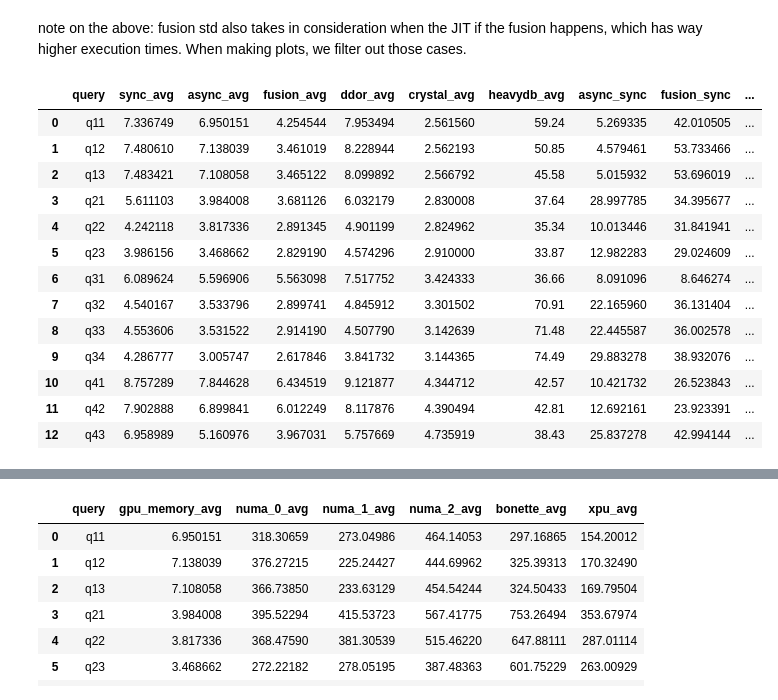
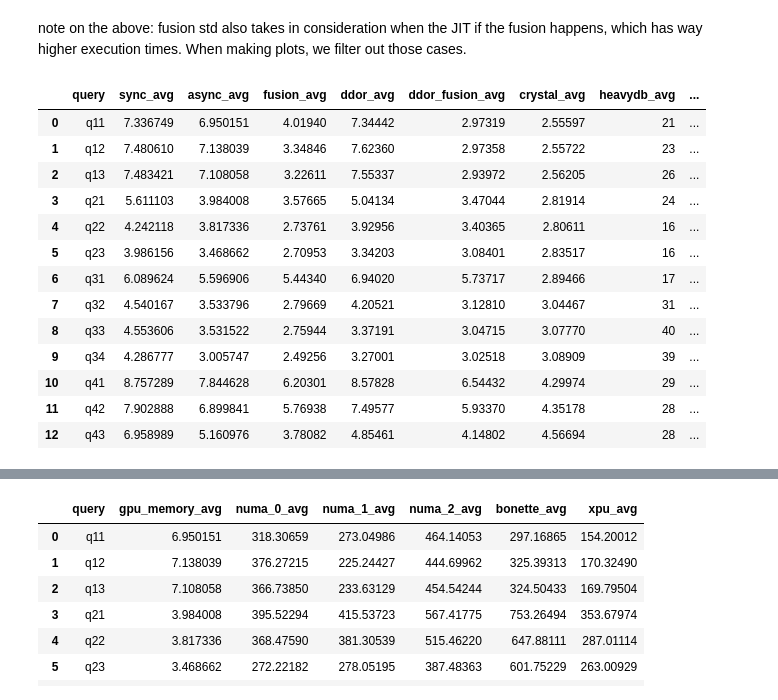
Before and after one commit to Maestro-Zacht/sycldb-calcite-executor, a Jupyter notebook: performances/perf.ipynb, the cells around one changed output, grey strips where cells are left out. Cells and saved outputs as stored; diff of their text form; code cells hidden in the pictures.

```diff
--- a/performances/perf.ipynb
+++ b/performances/perf.ipynb
@@ -408,12 +408,14 @@ for q in queries:
     async_df = pd.read_csv(f'{q}-performance-async-cxl.log', header=None, names=['execution_time_ms'])
     fusion_df = pd.read_csv(f'{q}-performance-cxl.log', header=None, names=['execution_time_ms'])
     ddor_df = pd.read_csv(f'{q}-performance-ddor-l40.log', header=None, names=['execution_time_ms'])
+    ddor_fusion_df = pd.read_csv(f'{q}-performance-segments-cxl-fusion-s20.log', header=None, names=['execution_time_ms'])
     heavydb_df = pd.read_csv(f'heavydb_perf/cxl_server/{q}.txt', header=None, names=['execution_time_ms'])
 
     results_cxl[f'{q}_sync'] = sync_df['execution_time_ms']
     results_cxl[f'{q}_async'] = async_df['execution_time_ms']
     results_cxl[f'{q}_fusion'] = fusion_df['execution_time_ms']
     results_cxl[f'{q}_ddor'] = ddor_df['execution_time_ms']
+    results_cxl[f'{q}_ddor_fusion'] = ddor_fusion_df['execution_time_ms']
     results_cxl[f'{q}_crystal'] = query_times_crystal[q]
     results_cxl[f'{q}_heavydb'] = heavydb_df['execution_time_ms']
 
@@ -434,47 +436,49 @@ note on the above: fusion std also takes in consideration when the JIT if the fu
 # %%
 comparison_cxl = []
 
 for q in queries:
     sync_avg = results_cxl[f'{q}_sync'].mean()
     async_avg = results_cxl[f'{q}_async'].mean()
-    fusion_avg = results_cxl[results_cxl[f'{q}_fusion'] < 12.0][f'{q}_fusion'].mean()
-    ddor_avg = results_cxl[results_cxl[f'{q}_ddor'] < 12.0][f'{q}_ddor'].mean()
-    crystal_avg = results_cxl[f'{q}_crystal'].mean()
-    heavydb_avg = results_cxl[f'{q}_heavydb'].mean()
+    fusion_avg = results_cxl[f'{q}_fusion'].min()
+    ddor_avg = results_cxl[f'{q}_ddor'].min()
+    ddor_fusion_avg = results_cxl[f'{q}_ddor_fusion'].min()
+    crystal_avg = results_cxl[f'{q}_crystal'].min()
+    heavydb_avg = results_cxl[f'{q}_heavydb'].min()
 
     speedup_async = (sync_avg - async_avg) / sync_avg
     speedup_fusion = (sync_avg - fusion_avg) / sync_avg
     fusion_async = (async_avg - fusion_avg) / async_avg
 
     comparison_cxl.append({
         'query': q,
         'sync_avg': sync_avg,
         'async_avg': async_avg,
         'fusion_avg': fusion_avg,
         'ddor_avg': ddor_avg,
+        'ddor_fusion_avg': ddor_fusion_avg,
         'crystal_avg': crystal_avg,
         'heavydb_avg': heavydb_avg,
         'async_sync': speedup_async * 100,
         'fusion_sync': speedup_fusion * 100,
         'fusion_async': fusion_async * 100,
     })
 
 comparison_cxl = pd.DataFrame(comparison_cxl)
 comparison_cxl
 # %% [output]
-|  | query | sync_avg | async_avg | fusion_avg | ddor_avg | crystal_avg | heavydb_avg | async_sync | fusion_sync | ... |
-| 0 | q11 | 7.336749 | 6.950151 | 4.254544 | 7.953494 | 2.561560 | 59.24 | 5.269335 | 42.010505 | ... |
-| 1 | q12 | 7.480610 | 7.138039 | 3.461019 | 8.228944 | 2.562193 | 50.85 | 4.579461 | 53.733466 | ... |
-| 2 | q13 | 7.483421 | 7.108058 | 3.465122 | 8.099892 | 2.566792 | 45.58 | 5.015932 | 53.696019 | ... |
-| 3 | q21 | 5.611103 | 3.984008 | 3.681126 | 6.032179 | 2.830008 | 37.64 | 28.997785 | 34.395677 | ... |
-| 4 | q22 | 4.242118 | 3.817336 | 2.891345 | 4.901199 | 2.824962 | 35.34 | 10.013446 | 31.841941 | ... |
-| 5 | q23 | 3.986156 | 3.468662 | 2.829190 | 4.574296 | 2.910000 | 33.87 | 12.982283 | 29.024609 | ... |
-| 6 | q31 | 6.089624 | 5.596906 | 5.563098 | 7.517752 | 3.424333 | 36.66 | 8.091096 | 8.646274 | ... |
-| 7 | q32 | 4.540167 | 3.533796 | 2.899741 | 4.845912 | 3.301502 | 70.91 | 22.165960 | 36.131404 | ... |
-| 8 | q33 | 4.553606 | 3.531522 | 2.914190 | 4.507790 | 3.142639 | 71.48 | 22.445587 | 36.002578 | ... |
-| 9 | q34 | 4.286777 | 3.005747 | 2.617846 | 3.841732 | 3.144365 | 74.49 | 29.883278 | 38.932076 | ... |
-| 10 | q41 | 8.757289 | 7.844628 | 6.434519 | 9.121877 | 4.344712 | 42.57 | 10.421732 | 26.523843 | ... |
-| 11 | q42 | 7.902888 | 6.899841 | 6.012249 | 8.117876 | 4.390494 | 42.81 | 12.692161 | 23.923391 | ... |
-| 12 | q43 | 6.958989 | 5.160976 | 3.967031 | 5.757669 | 4.735919 | 38.43 | 25.837278 | 42.994144 | ... |
+|  | query | sync_avg | async_avg | fusion_avg | ddor_avg | ddor_fusion_avg | crystal_avg | heavydb_avg | ... |
+| 0 | q11 | 7.336749 | 6.950151 | 4.01940 | 7.34442 | 2.97319 | 2.55597 | 21 | ... |
+| 1 | q12 | 7.480610 | 7.138039 | 3.34846 | 7.62360 | 2.97358 | 2.55722 | 23 | ... |
+| 2 | q13 | 7.483421 | 7.108058 | 3.22611 | 7.55337 | 2.93972 | 2.56205 | 26 | ... |
+| 3 | q21 | 5.611103 | 3.984008 | 3.57665 | 5.04134 | 3.47044 | 2.81914 | 24 | ... |
+| 4 | q22 | 4.242118 | 3.817336 | 2.73761 | 3.92956 | 3.40365 | 2.80611 | 16 | ... |
+| 5 | q23 | 3.986156 | 3.468662 | 2.70953 | 3.34203 | 3.08401 | 2.83517 | 16 | ... |
+| 6 | q31 | 6.089624 | 5.596906 | 5.44340 | 6.94020 | 5.73717 | 2.89466 | 17 | ... |
+| 7 | q32 | 4.540167 | 3.533796 | 2.79669 | 4.20521 | 3.12810 | 3.04467 | 31 | ... |
+| 8 | q33 | 4.553606 | 3.531522 | 2.75944 | 3.37191 | 3.04715 | 3.07770 | 40 | ... |
+| 9 | q34 | 4.286777 | 3.005747 | 2.49256 | 3.27001 | 3.02518 | 3.08909 | 39 | ... |
+| 10 | q41 | 8.757289 | 7.844628 | 6.20301 | 8.57828 | 6.54432 | 4.29974 | 29 | ... |
+| 11 | q42 | 7.902888 | 6.899841 | 5.76938 | 7.49577 | 5.93370 | 4.35178 | 28 | ... |
+| 12 | q43 | 6.958989 | 5.160976 | 3.78082 | 4.85461 | 4.14802 | 4.56694 | 28 | ... |
 # %%
 labels_mapping = {
```
Also changed, not shown: parts of 2 cells of this notebook, 13 other files.
